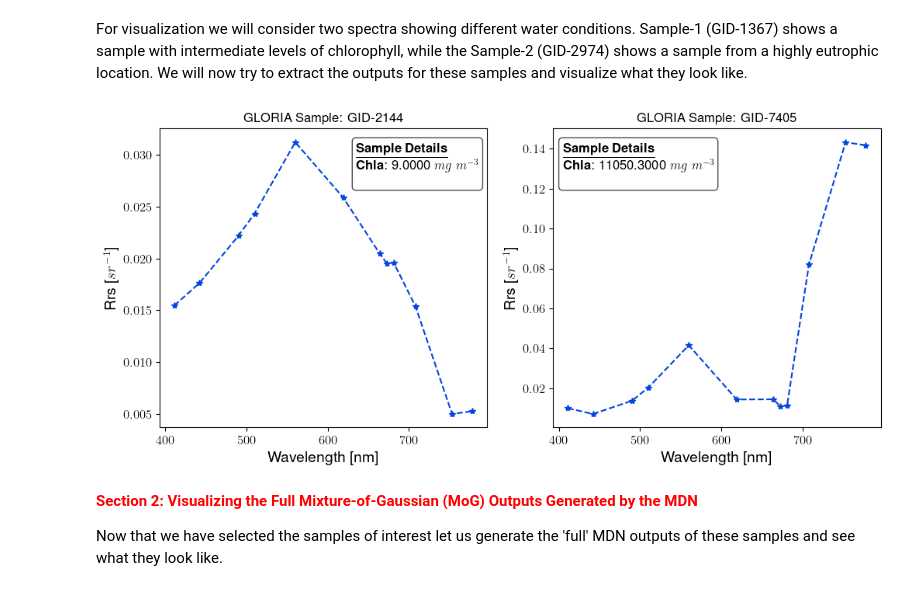
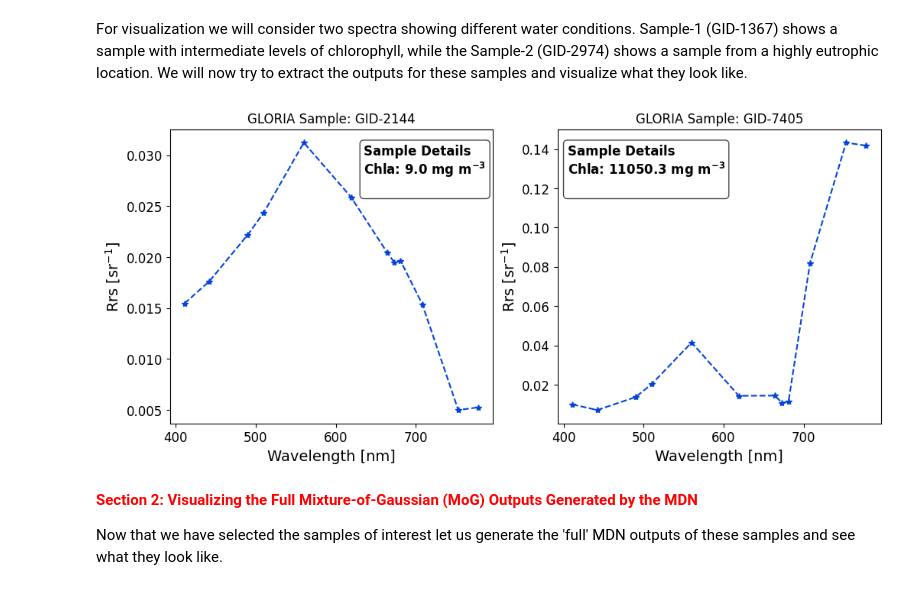
Before and after one commit to ryan-edward-oshea/MDN_tutorials, a Jupyter notebook: SC_2_MDN_product_uncertainty.ipynb, the cells around one changed output. Drawn from its saved outputs; the diff is of its cells as text; code cells hidden in the pictures.

```diff
--- a/SC_2_MDN_product_uncertainty.ipynb
+++ b/SC_2_MDN_product_uncertainty.ipynb
@@ -39,10 +39,12 @@ from   MDN                        import get_mdn_preds, get_mdn_uncert_ensemble,
 from   MDN                        import OC
 # %%
 'Set display parameters for MATPLOTLIB'
-plt.rcParams.update({
-"text.usetex": True,
-"font.family": "sans-serif",
-"font.sans-serif": ["Helvetica"]})
+plt.rcParams.update({"text.usetex": False,})
+if plt.rcParams['text.usetex']:
+    plt.rcParams.update({
+    "font.family": "sans-serif",
+    "font.sans-serif": ["Helvetica"]})
+
 plt.rcParams['mathtext.default']='regular'
 SMALL_SIZE = 12
 MEDIUM_SIZE = 14
@@ -110,40 +112,48 @@ idx_1 = np.where(gid_data == "GID_2144")[0]    #np.random.choice(x_data.shape[0]
 idx_2 = np.where(gid_data == "GID_7405")[0]
 fig1, ax = plt.subplots(nrows=1, ncols=2, figsize=(12,5))
 ax[0].plot(wvl_bands, np.squeeze(x_data[idx_1, :]), linestyle="--", marker="*", color="xkcd:blue")
 ax[0].set_title("GLORIA Sample: " + gid_data[idx_1][0].replace('_', '-'));
 ax[0].set_xlabel('Wavelength [nm]');
 ax[0].set_ylabel(r'Rrs [$sr^{-1}$]');
 
 label= []
 for item in y_data[idx_1, :][0]:
     if np.isnan(item):
         label += ['N/A']
     else:
-        label+= [f'{item:.4f}']
+        label+= [f'{item:.1f}']
 
-textstr1 = (r"\underline{\textbf{Sample Details}}" + '\n' + r"\textbf{Chla}:" + f' {label[0]} ' + r"$mg~m^{-3}$" + '\n')
-           #+ r"\textbf{TSS:}" + f'           {label[1]} ' + r"$mg~m^{-3}$" + '\n'  + r"\textbf{acdom:}" + f'    {label[2]} ' + r"$m^{-1}$ " + '\n');
+if plt.rcParams['text.usetex']:
+    textstr1 = (r"\underline{\textbf{Sample Details}}" + '\n' + r"\textbf{Chla}:" + f' {label[0]} ' + r"$mg~m^{-3}$" + '\n')
+else:
+    textstr1 = (r"Sample Details" + '\n' + r"Chla:" + f' {label[0]} ' + r"$mg~m^{-3}$" + '\n')
+
+    #+ r"\textbf{TSS:}" + f'           {label[1]} ' + r"$mg~m^{-3}$" + '\n'  + r"\textbf{acdom:}" + f'    {label[2]} ' + r"$m^{-1}$ " + '\n');
 props = dict(boxstyle='round', facecolor='white', alpha=0.7)
 ax[0].text(0.6, 0.95, textstr1, transform=ax[0].transAxes, fontsize=SMALL_SIZE*1, weight="bold", verticalalignment='top', bbox=props);
 
 ax[1].plot(wvl_bands, np.squeeze(x_data[idx_2, :]), linestyle="--", marker="*", color="xkcd:blue")
 ax[1].set_title("GLORIA Sample: " + gid_data[idx_2][0].replace('_', '-'));
 ax[1].set_xlabel('Wavelength [nm]');
 ax[1].set_ylabel(r'Rrs [$sr^{-1}$]');
 
 label= []
 for item in y_data[idx_2, :][0]:
     if np.isnan(item):
         label += ['N/A']
     else:
-        label+= [f'{item:.4f}']
+        label+= [f'{item:.1f}']
 
-textstr1 = (r"\underline{\textbf{Sample Details}}" + '\n' + r"\textbf{Chla}:" + f' {label[0]} ' + r"$mg~m^{-3}$" + '\n')
-           #+ r"\textbf{TSS:}" + f'           {label[1]} ' + r"$mg~m^{-3}$" + '\n'  + r"\textbf{acdom:}" + f'    {label[2]} ' + r"$m^{-1}$ " + '\n');
+if plt.rcParams['text.usetex']:
+    textstr1 = (r"\underline{\textbf{Sample Details}}" + '\n' + r"\textbf{Chla}:" + f' {label[0]} ' + r"$mg~m^{-3}$" + '\n')
+else:
+    textstr1 = (r"Sample Details" + '\n' + r"Chla:" + f' {label[0]} ' + r"$mg~m^{-3}$" + '\n')
+
+    #+ r"\textbf{TSS:}" + f'           {label[1]} ' + r"$mg~m^{-3}$" + '\n'  + r"\textbf{acdom:}" + f'    {label[2]} ' + r"$m^{-1}$ " + '\n');
 props = dict(boxstyle='round', facecolor='white', alpha=0.7)
 ax[1].text(0.03, 0.95, textstr1, transform=ax[1].transAxes, fontsize=SMALL_SIZE*1, weight="bold", verticalalignment='top', bbox=props);
 # %% [output]
-[figure, old version]
+[figure, new version]
 # %% [markdown]
 <b> <font size="+1" color="red">Section 2: Visualizing the Full Mixture-of-Gaussian (MoG) Outputs Generated by the MDN</font></b>
 
```
Also changed, not shown: parts of 2 cells of this notebook, 2 other files.
